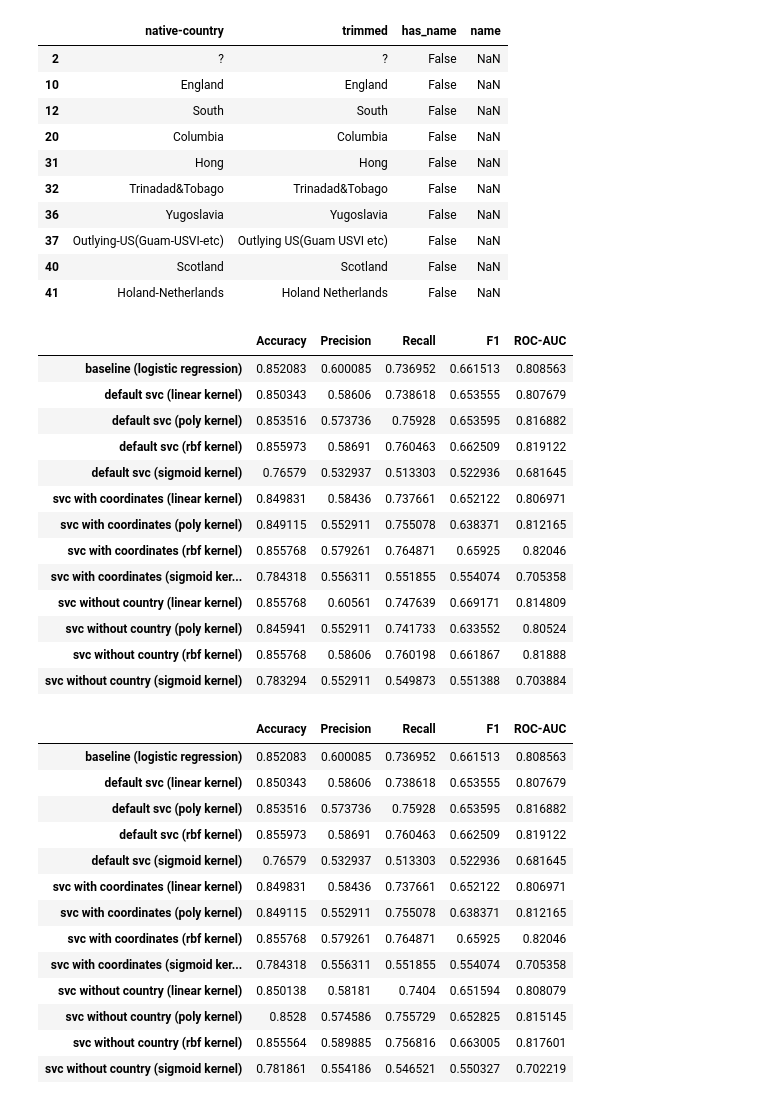
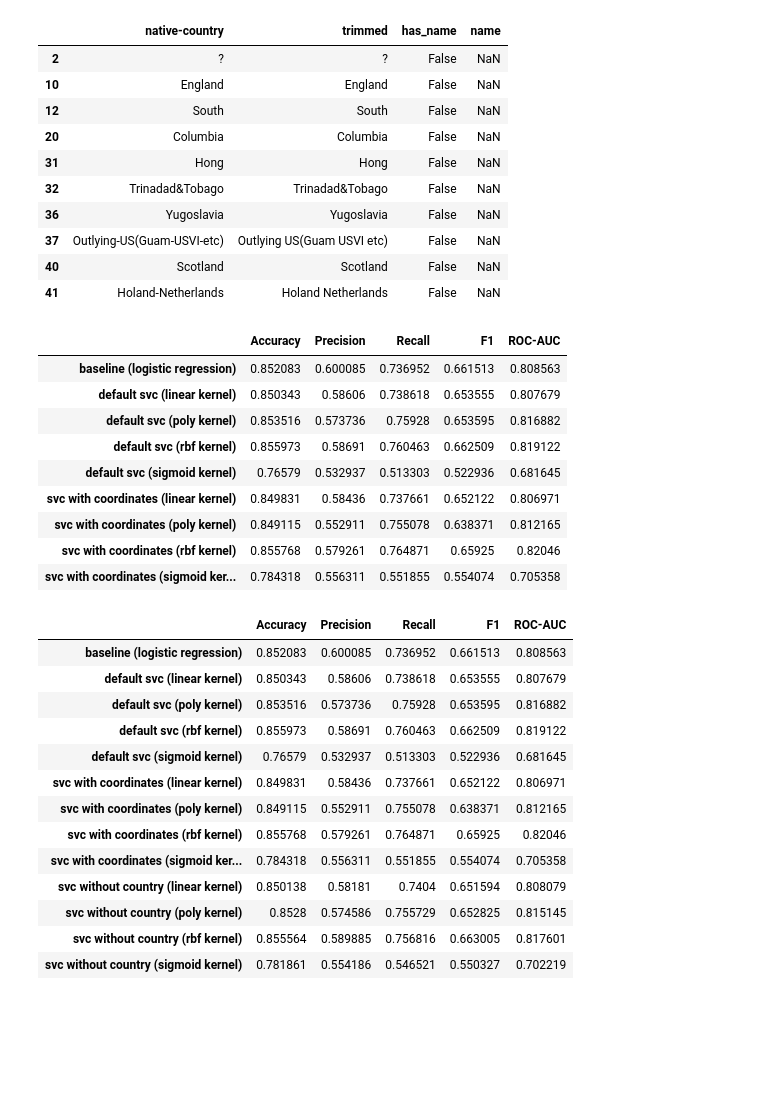
Before and after one commit to ghfghfg23/mlhw, a Jupyter notebook: hw04/svm_2.ipynb, the cells around one changed output. Saved outputs shown, nothing was run; the diff lists cells and outputs as text; code cells hidden in the pictures; blank space fills up the shorter version.

```diff
--- a/hw04/svm_2.ipynb
+++ b/hw04/svm_2.ipynb
@@ -508,34 +485,33 @@ coordinates_columns = ['latitude', 'longitude', 'from-usa']
 # %%
-examine_coordinates = make_examine(
-    X,
-    y,
-    Pipeline([
-        ('coordinates', Transform('native-country',
-                                  coordinates_columns,
-                                  lambda data: pd.merge(data, country_mapping[['from-usa', 'latitude', 'longitude', 'native-country']], 'left', on='native-country')[coordinates_columns])),
-        ('cyclic latitude scaling', Cyclic(-90, 90, 'latitude')),
-        ('cyclic longitude scaling', Cyclic(-180, 180, 'longitude'))
-    ]),
-    target_encoder,
-    train_size=0.4
-)
-[examine_coordinates('svc with coordinates ({} kernel)'.format(kernel), naive_encoding, SVC(kernel=kernel)) for kernel in tqdm(['linear', 'poly', 'rbf', 'sigmoid'])]
-quality
+coordinates_columns = ['latitude', 'longitude', 'from-usa']
+coordinates_preproc = Pipeline([
+    ('coordinates', Transform('native-country',
+                              coordinates_columns,
+                              lambda data: pd.merge(data, country_mapping[['from-usa', 'latitude', 'longitude', 'native-country']], 'left', on='native-country')[coordinates_columns])),
+    ('cyclic latitude scaling', Cyclic(-90, 90, 'latitude')),
+    ('cyclic longitude scaling', Cyclic(-180, 180, 'longitude'))
+])
-# %% [output]
-|  | Accuracy | Precision | Recall | F1 | ROC-AUC |
-| baseline (logistic regression) | 0.852083 | 0.600085 | 0.736952 | 0.661513 | 0.808563 |
-| default svc (linear kernel) | 0.850343 | 0.58606 | 0.738618 | 0.653555 | 0.807679 |
-| default svc (poly kernel) | 0.853516 | 0.573736 | 0.75928 | 0.653595 | 0.816882 |
-| default svc (rbf kernel) | 0.855973 | 0.58691 | 0.760463 | 0.662509 | 0.819122 |
-| default svc (sigmoid kernel) | 0.76579 | 0.532937 | 0.513303 | 0.522936 | 0.681645 |
-| svc with coordinates (linear kernel) | 0.849831 | 0.58436 | 0.737661 | 0.652122 | 0.806971 |
-| svc with coordinates (poly kernel) | 0.849115 | 0.552911 | 0.755078 | 0.638371 | 0.812165 |
-| svc with coordinates (rbf kernel) | 0.855768 | 0.579261 | 0.764871 | 0.65925 | 0.82046 |
-| svc with coordinates (sigmoid ker... | 0.784318 | 0.556311 | 0.551855 | 0.554074 | 0.705358 |
-| svc without country (linear kernel) | 0.855768 | 0.60561 | 0.747639 | 0.669171 | 0.814809 |
-| svc without country (poly kernel) | 0.845941 | 0.552911 | 0.741733 | 0.633552 | 0.80524 |
-| svc without country (rbf kernel) | 0.855768 | 0.58606 | 0.760198 | 0.661867 | 0.81888 |
-| svc without country (sigmoid kernel) | 0.783294 | 0.552911 | 0.549873 | 0.551388 | 0.703884 |
+# %%
+examine_coordinates = make_examine(
+    X,
+    y,
+    coordinates_preproc,
+    target_encoder,
+    train_size=0.4
+)
+[examine_coordinates('svc with coordinates ({} kernel)'.format(kernel), naive_encoding, SVC(kernel=kernel)) for kernel in tqdm(['linear', 'poly', 'rbf', 'sigmoid'])]
+quality
+# %% [output]
+|  | Accuracy | Precision | Recall | F1 | ROC-AUC |
+| baseline (logistic regression) | 0.852083 | 0.600085 | 0.736952 | 0.661513 | 0.808563 |
+| default svc (linear kernel) | 0.850343 | 0.58606 | 0.738618 | 0.653555 | 0.807679 |
+| default svc (poly kernel) | 0.853516 | 0.573736 | 0.75928 | 0.653595 | 0.816882 |
+| default svc (rbf kernel) | 0.855973 | 0.58691 | 0.760463 | 0.662509 | 0.819122 |
+| default svc (sigmoid kernel) | 0.76579 | 0.532937 | 0.513303 | 0.522936 | 0.681645 |
+| svc with coordinates (linear kernel) | 0.849831 | 0.58436 | 0.737661 | 0.652122 | 0.806971 |
+| svc with coordinates (poly kernel) | 0.849115 | 0.552911 | 0.755078 | 0.638371 | 0.812165 |
+| svc with coordinates (rbf kernel) | 0.855768 | 0.579261 | 0.764871 | 0.65925 | 0.82046 |
+| svc with coordinates (sigmoid ker... | 0.784318 | 0.556311 | 0.551855 | 0.554074 | 0.705358 |
 # %%
 examine_without_country = make_examine(
     X,
```
Also changed, not shown: parts of 13 cells of this notebook, 3 other files.
